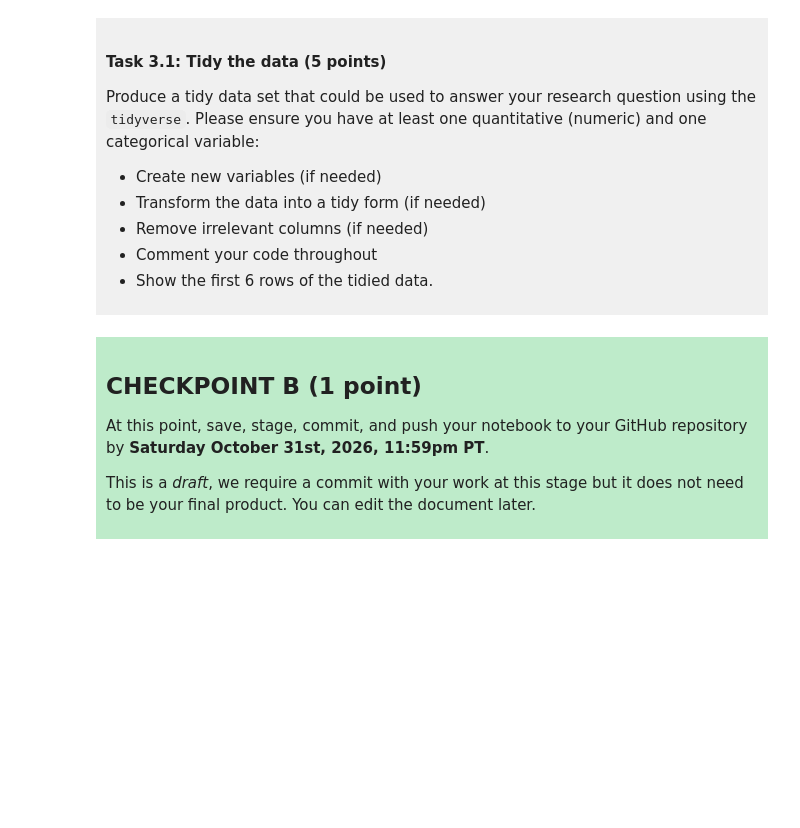
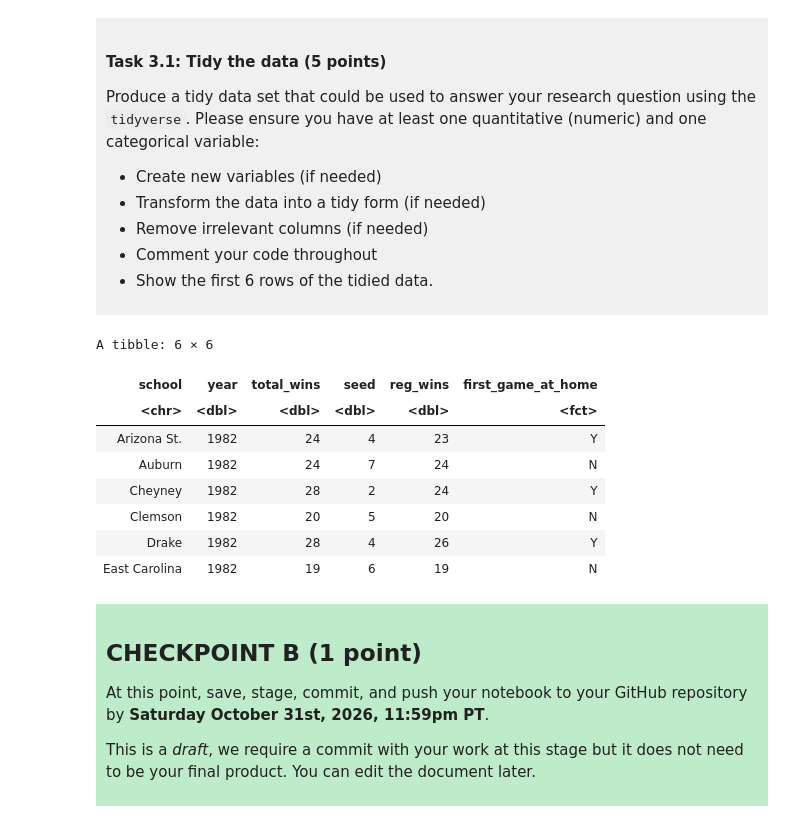
Before and after one commit to eileent0922/dsci-100-project-eileen-tang, a Jupyter notebook: dsci-100-project-notebook.ipynb, the cells around one changed output. Cells and saved outputs as stored; diff of their text form; code cells hidden in the pictures; blank space fills up the shorter version.

```diff
--- a/dsci-100-project-notebook.ipynb
+++ b/dsci-100-project-notebook.ipynb
@@ -189,7 +218,20 @@ Produce a tidy data set that could be used to answer your research question usin
 
 </div>
 # %%
-### EDIT THIS CODE CELL ###
+tidy_data<-march_madness_data|>
+    select(school, year, total_wins, seed, reg_wins, first_game_at_home)|>
+    mutate(first_game_at_home=as.factor(first_game_at_home))
+head(tidy_data)
+# %% [output]
+A tibble: 6 × 6
+| school | year | total_wins | seed | reg_wins | first_game_at_home |
+| <chr> | <dbl> | <dbl> | <dbl> | <dbl> | <fct> |
+| Arizona St. | 1982 | 24 | 4 | 23 | Y |
+| Auburn | 1982 | 24 | 7 | 24 | N |
+| Cheyney | 1982 | 28 | 2 | 24 | Y |
+| Clemson | 1982 | 20 | 5 | 20 | N |
+| Drake | 1982 | 28 | 4 | 26 | Y |
+| East Carolina | 1982 | 19 | 6 | 19 | N |
 # %% [markdown]
 <div style="background-color: #beebca; padding: 10px;">
 
```
Also changed, not shown: parts of 3 cells of this notebook.
